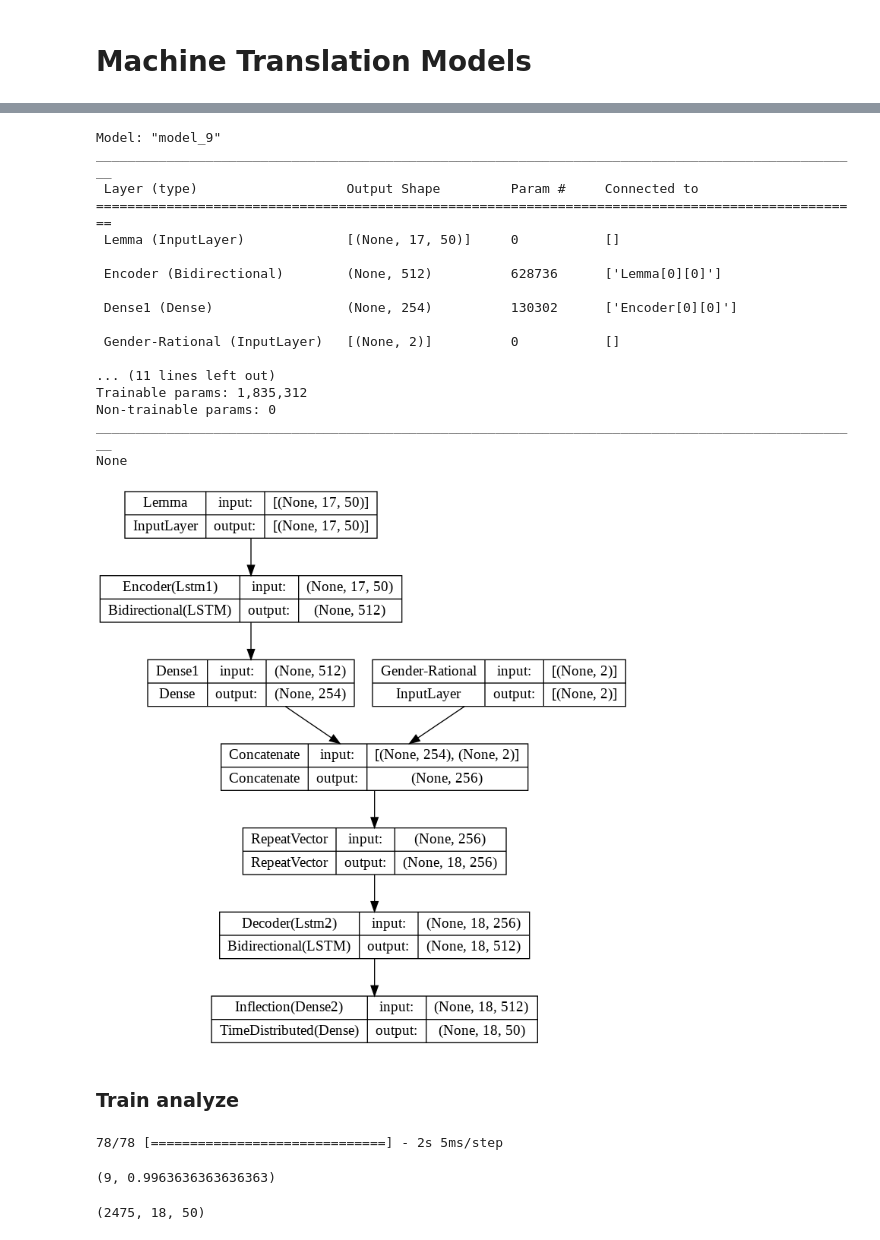
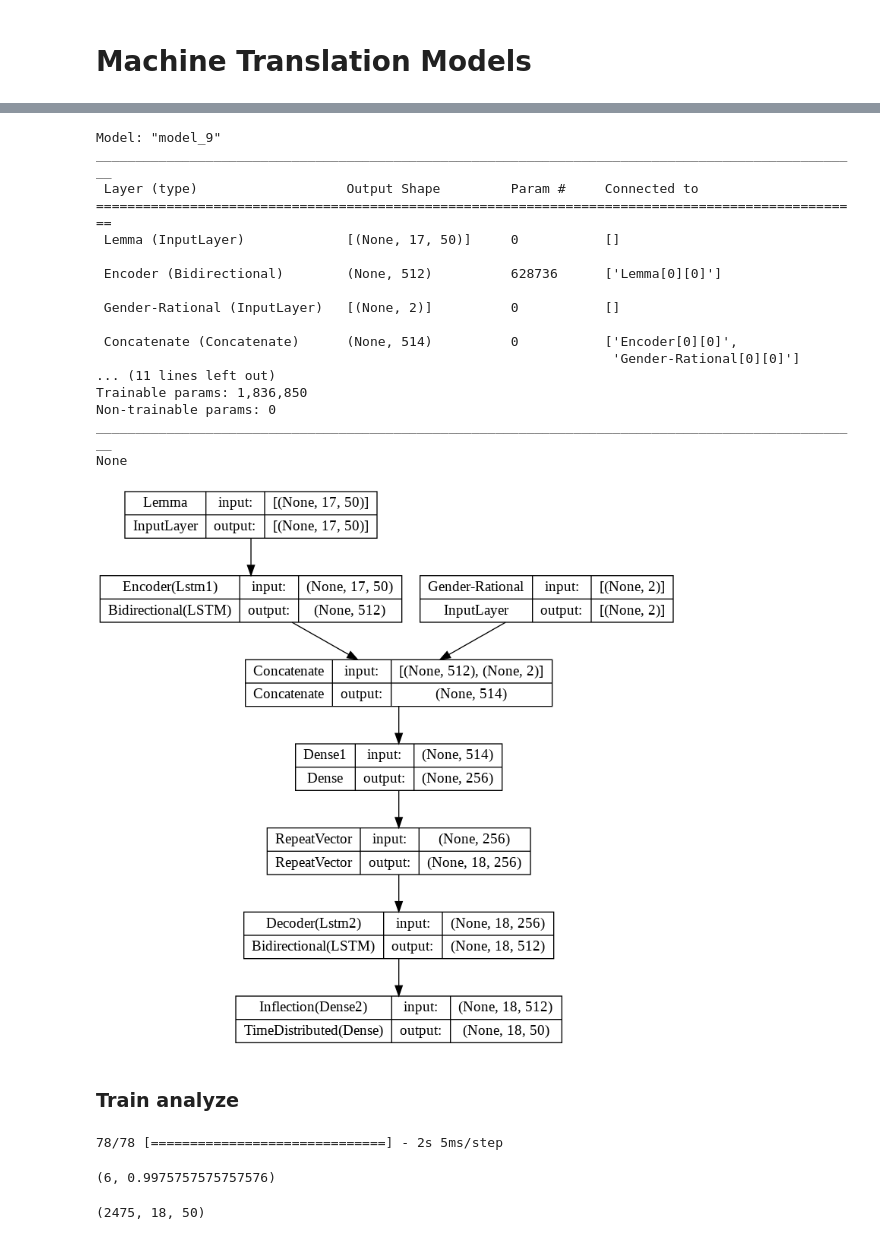
Before and after one commit to amirezzati/broken-plural, a Jupyter notebook: Arabic_broken_plurals.ipynb, the cells around one changed output, grey strips where cells are left out. Saved outputs shown, nothing was run; the diff lists cells and outputs as text; code cells hidden in the pictures.

```diff
--- a/Arabic_broken_plurals.ipynb
+++ b/Arabic_broken_plurals.ipynb
@@ -794,19 +868,17 @@ lemma - root - inflection
+# %%
+model1_path = '/content/drive/MyDrive/AI Projects/Arabic Broken Plural/Results/Machine Translation Models/Model 1'
 # %%
 input_lemma = Input(shape=(lemma_length, encode_size), name='Lemma')
-input_root = Input(shape=(root_length, encode_size), name='Root')
 input_genRat = Input(shape=(genRat_length, ), name='Gender-Rational')
 
 
 lstm1 = Bidirectional(LSTM(256, name='Lstm1'), name='Encoder')(input_lemma)
-# lstm2 = Bidirectional(LSTM(64))(input_root)
 
-# c = Concatenate(axis=1)([lstm1, lstm2])
+c = Concatenate(axis=1, name='Concatenate')([lstm1, input_genRat])
 
-d = Dense(254, activation='relu', name='Dense1')(lstm1)
+d = Dense(256, activation='relu', name='Dense1')(c)
 
-c = Concatenate(axis=1, name='Concatenate')([d, input_genRat])
-
-r = RepeatVector(inflection_length, name='RepeatVector')(c)
+r = RepeatVector(inflection_length, name='RepeatVector')(d)
 
 lstm2 = Bidirectional(LSTM(256, return_sequences=True, name='Lstm2'), name='Decoder')(r)
 
@@ -814,7 +886,7 @@ output = TimeDistributed(Dense(encode_size, activation='softmax', name='Dense2')
 
 model1 = Model(inputs=[input_lemma, input_genRat], outputs=output)
 
-checkpoint_filepath = path + '/model 1/weights.hdf5'
+checkpoint_filepath = model1_path + '/weights.hdf5'
 checkpoint = ModelCheckpoint(filepath=checkpoint_filepath, monitor='val_accuracy', mode='max', save_best_only=True, verbose=0)
 
 model1.compile(loss="binary_crossentropy", optimizer=Adam(0.001), metrics=['accuracy'])
@@ -848,25 +902,25 @@ model1.evaluate([X_test_lemma_OH, X_test_genRat], y_test_inflection_OH)
 # %%
 print(model1.summary())
-plot_model(model1, to_file=path+'/model 1/architecture.png', show_shapes=True, show_layer_names=True)
+plot_model(model1, to_file=model1_path+'/architecture.png', show_shapes=True, show_layer_names=True)
 # %% [output]
 Model: "model_9"
 __________________________________________________________________________________________________
  Layer (type)                   Output Shape         Param #     Connected to
 ==================================================================================================
  Lemma (InputLayer)             [(None, 17, 50)]     0           []
 
  Encoder (Bidirectional)        (None, 512)          628736      ['Lemma[0][0]']
 
- Dense1 (Dense)                 (None, 254)          130302      ['Encoder[0][0]']
-
  Gender-Rational (InputLayer)   [(None, 2)]          0           []
 
+ Concatenate (Concatenate)      (None, 514)          0           ['Encoder[0][0]',
+                                                                  'Gender-Rational[0][0]']
 ... (11 lines left out)
-Trainable params: 1,835,312
+Trainable params: 1,836,850
 Non-trainable params: 0
 __________________________________________________________________________________________________
 None
-[figure, old version]
+[figure, new version]
 # %% [markdown]
 ### **Train analyze**
 # %%
@@ -876,7 +930,7 @@ train_error_num, train_acc_num = checkAccuracy(train_pred_OH, y_train_inflection
 train_error_num, train_acc_num
 # %% [output]
 78/78 [==============================] - 2s 5ms/step
-(9, 0.9963636363636363)
+(6, 0.9975757575757576)
 # %%
 y_train_inflection_OH.shape
 # %% [output]
```
Also changed, not shown: parts of 129 cells of this notebook.
